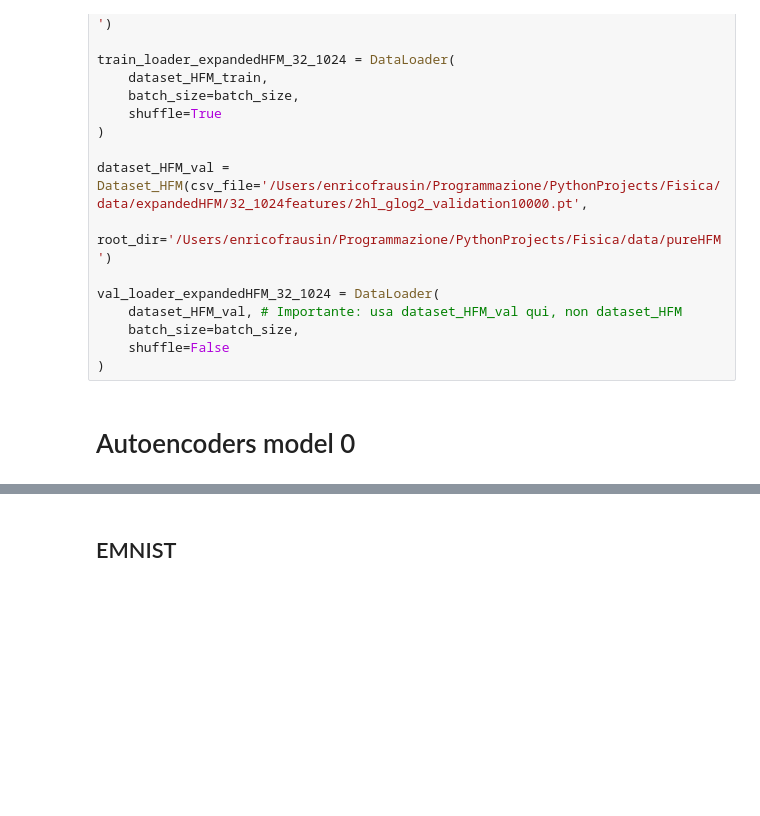
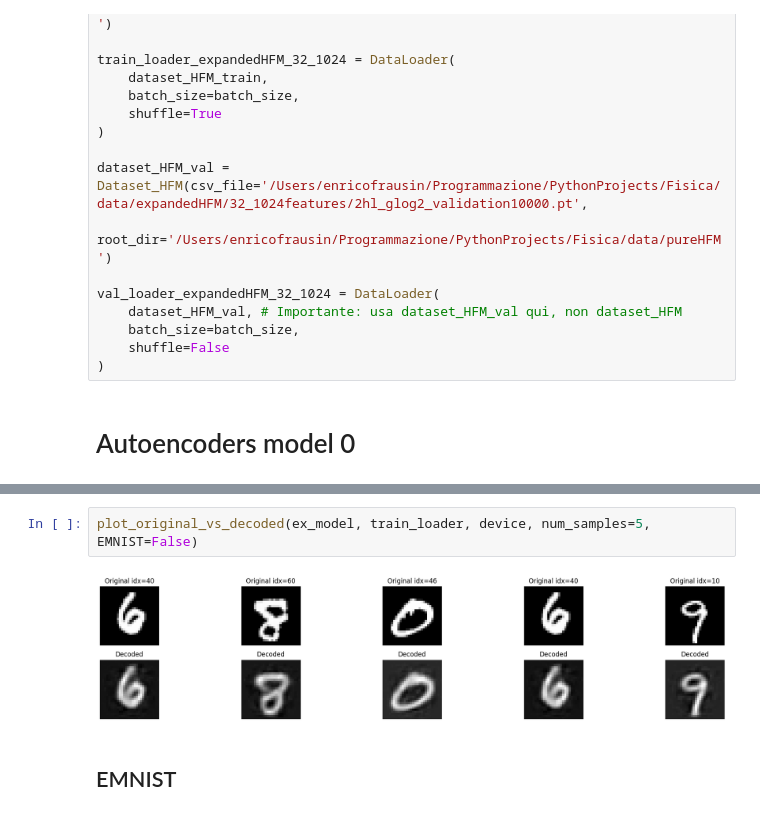
Before and after one commit to EnricoFrau/Autoencoders-Abstraction, a Jupyter notebook: notebooks/train_models.ipynb, the cells around one changed output, grey strips where cells are left out. Cells and saved outputs as stored; diff of their text form; blank space fills up the shorter version.

```diff
--- a/train_models.ipynb
+++ b/notebooks/train_models.ipynb
@@ -247,3 +562,7 @@ val_loader_expandedHFM_32_1024 = DataLoader(
+# %%
+plot_original_vs_decoded(ex_model, train_loader, device, num_samples=5, EMNIST=False)
+# %% [output]
+[figure, added]
 # %% [markdown]
 
 ## EMNIST
```
Also changed, not shown: parts of 8 cells of this notebook, 8 other files.
